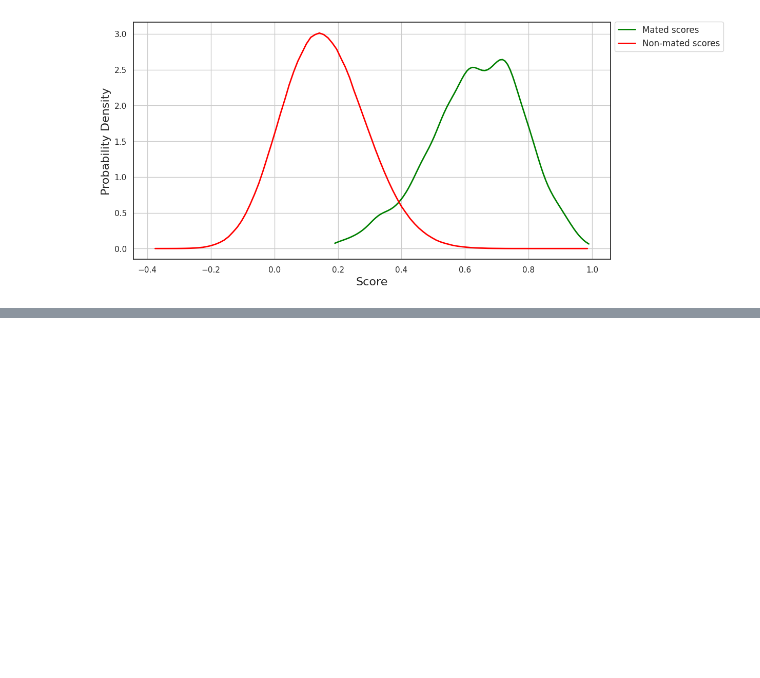
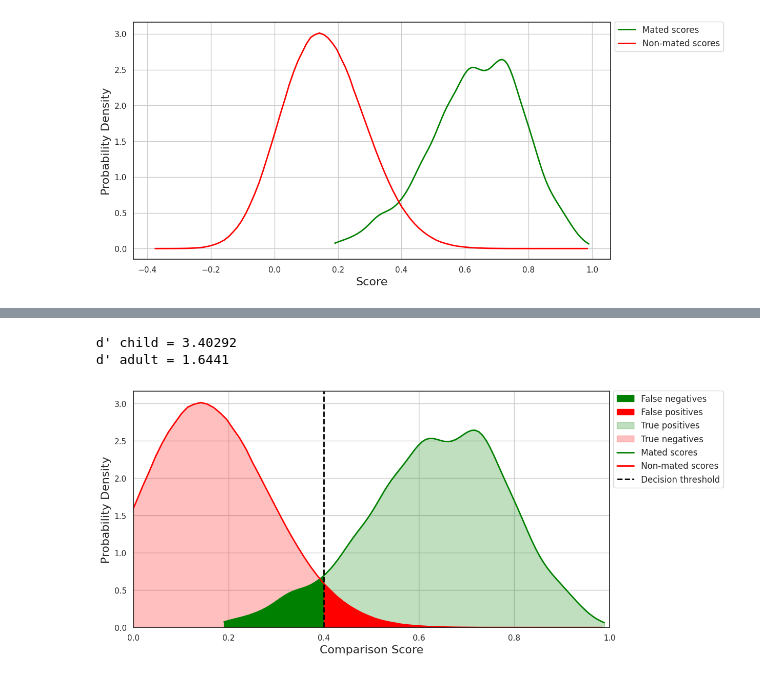
Before and after one commit to Kat-Gabi/Master_Thesis, a Jupyter notebook: notebooks/data_vis/DET_plots.ipynb, the cells around one changed output, grey strips where cells are left out. Saved outputs shown, nothing was run; the diff lists cells and outputs as text; code cells hidden in the pictures; blank space fills up the shorter version.

```diff
--- a/notebooks/data_vis/DET_plots.ipynb
+++ b/notebooks/data_vis/DET_plots.ipynb
@@ -85,0 +152,17 @@ plt.show()
+# %%
+d_prime_system1 = d_prime(mated_scores1, nonmated_scores1)
+print("d' child =", round(d_prime_system1, round_digits))
+
+d_prime_system2 = d_prime(mated_scores2, nonmated_scores2)
+print("d' adult =", round(d_prime_system2, round_digits))
+
+d_prime_system3 = d_prime(mated_scores3, nonmated_scores3)
+print("d' canonical =", round(d_prime_system3, round_digits))
+# %% [output]
+d' child = 3.40292
+d' adult = 1.6441
+# %%
+threshold1 = 0.4
+kde_with_threshold(mated_scores1, nonmated_scores1, scores_type1, threshold1)
+# %% [output]
+[figure, added]
```
Also changed, not shown: parts of 22 cells of this notebook, 4 other files.
